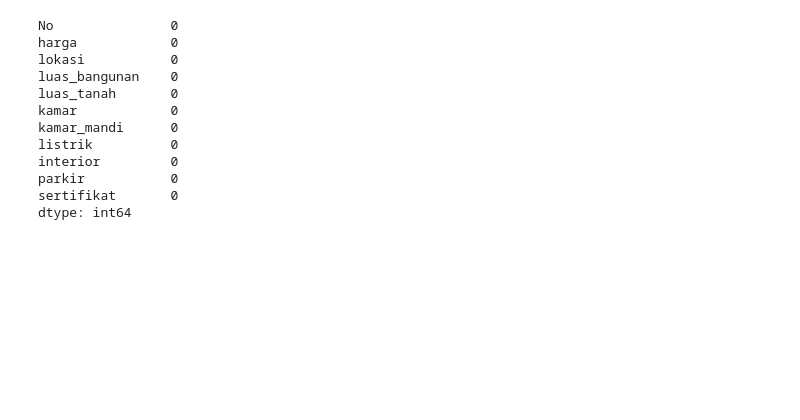
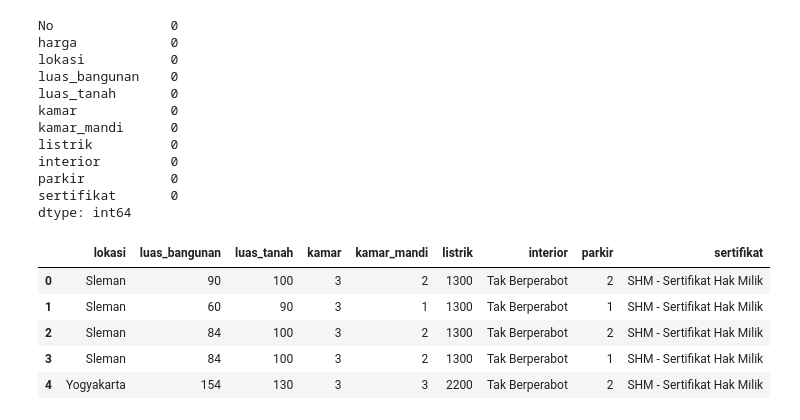
Before and after one commit to alfauzan003/housing-price-prediction-yogyakarta, a Jupyter notebook: dataTraining.ipynb, the cells around one changed output. Saved outputs shown, nothing was run; the diff lists cells and outputs as text; code cells hidden in the pictures; blank space fills up the shorter version.

```diff
--- a/dataTraining.ipynb
+++ b/dataTraining.ipynb
@@ -118,3 +125,15 @@ interior         0
 parkir           0
 sertifikat       0
 dtype: int64
+# %%
+# Prepare data
+X = dataset.drop(["harga"], axis=1)
+y = dataset.harga
+X.head()
+# %% [output]
+|  | lokasi | luas_bangunan | luas_tanah | kamar | kamar_mandi | listrik | interior | parkir | sertifikat |
+| 0 | Sleman | 90 | 100 | 3 | 2 | 1300 | Tak Berperabot | 2 | SHM - Sertifikat Hak Milik |
+| 1 | Sleman | 60 | 90 | 3 | 1 | 1300 | Tak Berperabot | 1 | SHM - Sertifikat Hak Milik |
+| 2 | Sleman | 84 | 100 | 3 | 2 | 1300 | Tak Berperabot | 2 | SHM - Sertifikat Hak Milik |
+| 3 | Sleman | 84 | 100 | 3 | 2 | 1300 | Tak Berperabot | 1 | SHM - Sertifikat Hak Milik |
+| 4 | Yogyakarta | 154 | 130 | 3 | 3 | 2200 | Tak Berperabot | 2 | SHM - Sertifikat Hak Milik |
```
Also changed, not shown: parts of 21 cells of this notebook, 2 other files.
